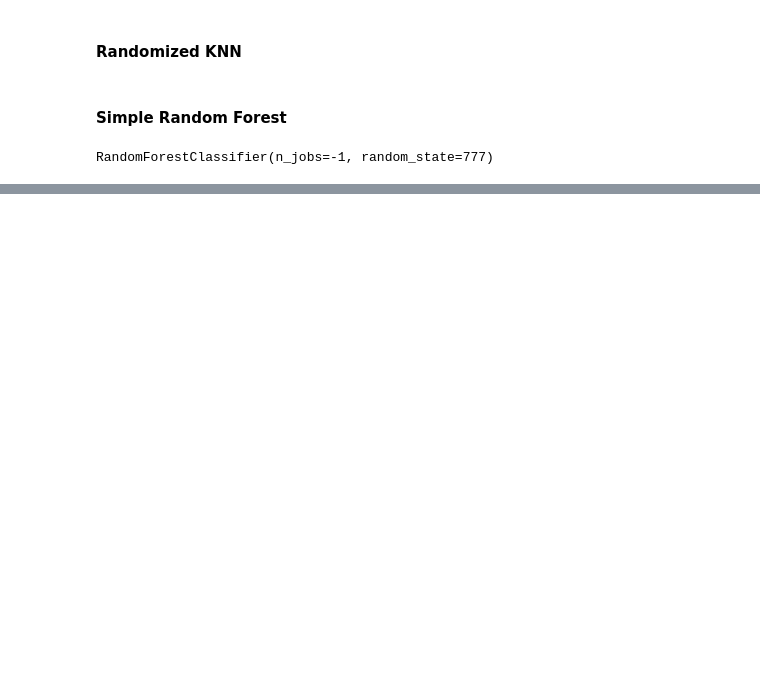
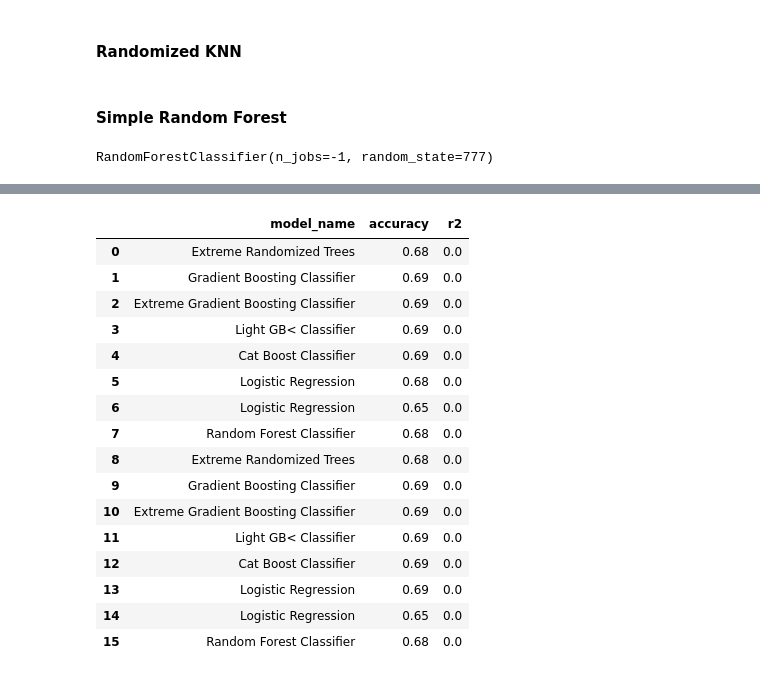
Before and after one commit to smartestnerdfromtown/Data-Science-Projects, a Jupyter notebook: Student Placement Prediction Dataset/analysis.ipynb, the cells around one changed output, grey strips where cells are left out. Drawn from its saved outputs; the diff is of its cells as text; code cells hidden in the pictures; blank space fills up the shorter version.

```diff
--- a/Student Placement Prediction Dataset/analysis.ipynb
+++ b/Student Placement Prediction Dataset/analysis.ipynb
@@ -55,6 +55,17 @@ from sklearn.metrics import (
 )
 # %%
 RANDOM_STATE = 777
+# %%
+results_regression = pd.DataFrame()
+results_classification = pd.DataFrame()
+
+
+def add_results(results_table: pd.DataFrame, model_name: str, accuracy = 0, r2 = 0):
+    results_table.loc[len(results_table), "model_name"] = model_name
+    results_table.loc[len(results_table) - 1, "accuracy"] = np.round(accuracy, 2)
+    results_table.loc[len(results_table) - 1, "r2"] = np.round(r2, 2)
+
+    return results_table
 # %%
 df = pd.read_csv(
     filepath_or_buffer="student_placement_synthetic.csv"
@@ -1864,0 +2064,25 @@ mean_recall_weighted: 0.6934
+# %%
+add_results(
+    results_table=results_classification,
+    model_name="Random Forest Classifier",
+    accuracy=accuracy_score(y_test, y_pred),
+    r2=0
+)
+# %% [output]
+|  | model_name | accuracy | r2 |
+| 0 | Extreme Randomized Trees | 0.68 | 0.0 |
+| 1 | Gradient Boosting Classifier | 0.69 | 0.0 |
+| 2 | Extreme Gradient Boosting Classifier | 0.69 | 0.0 |
+| 3 | Light GB< Classifier | 0.69 | 0.0 |
+| 4 | Cat Boost Classifier | 0.69 | 0.0 |
+| 5 | Logistic Regression | 0.68 | 0.0 |
+| 6 | Logistic Regression | 0.65 | 0.0 |
+| 7 | Random Forest Classifier | 0.68 | 0.0 |
+| 8 | Extreme Randomized Trees | 0.68 | 0.0 |
+| 9 | Gradient Boosting Classifier | 0.69 | 0.0 |
+| 10 | Extreme Gradient Boosting Classifier | 0.69 | 0.0 |
+| 11 | Light GB< Classifier | 0.69 | 0.0 |
+| 12 | Cat Boost Classifier | 0.69 | 0.0 |
+| 13 | Logistic Regression | 0.69 | 0.0 |
+| 14 | Logistic Regression | 0.65 | 0.0 |
+| 15 | Random Forest Classifier | 0.68 | 0.0 |
```
Also changed, not shown: parts of 63 cells of this notebook.
